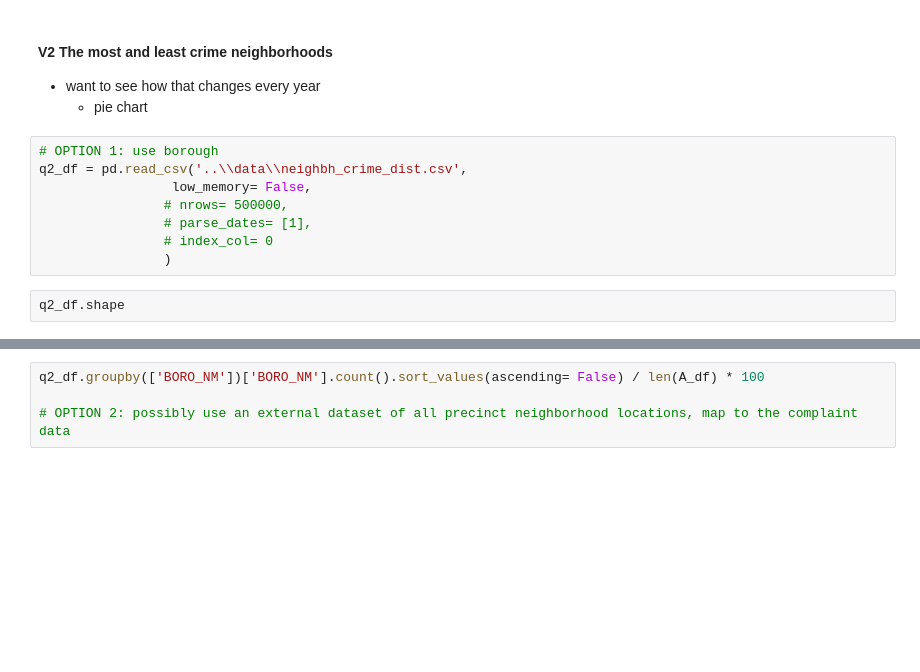
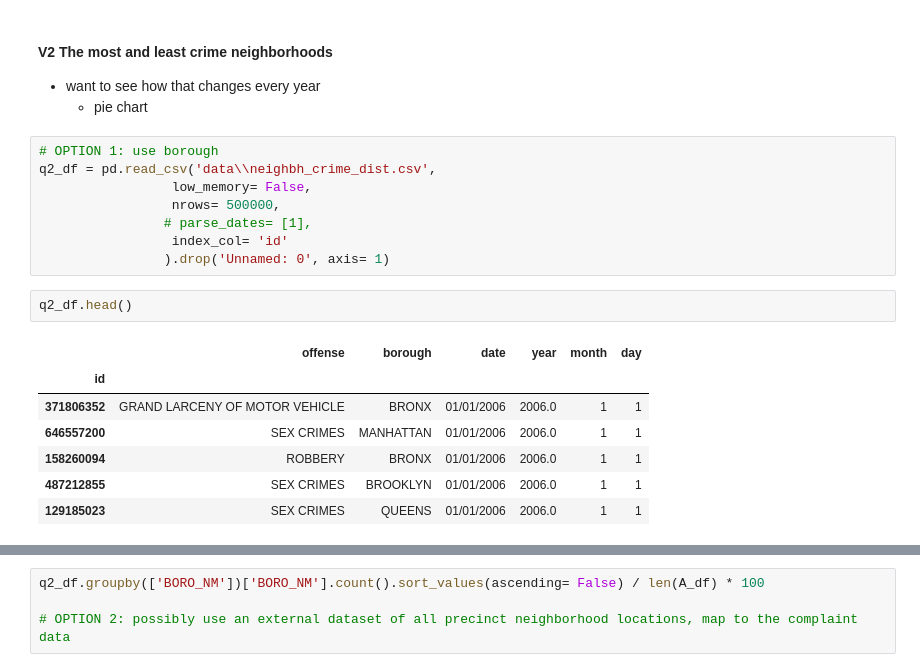
Before and after one commit to burn-Z/NYPD-Reported-Crime---Data-Visualization-Project, a Jupyter notebook: notebooks/scrapbook.ipynb, the cells around one changed output, grey strips where cells are left out. Drawn from its saved outputs; the diff is of its cells as text; blank space fills up the shorter version.

```diff
--- a/notebooks/scrapbook.ipynb
+++ b/notebooks/scrapbook.ipynb
@@ -181,11 +201,19 @@ treemap(categories,'Crimes in New York',['OFNS_DESC'],categories['values'])
     - pie chart
 # %%
 # OPTION 1: use borough
-q2_df = pd.read_csv('..\\data\\neighbh_crime_dist.csv',
+q2_df = pd.read_csv('data\\neighbh_crime_dist.csv',
                  low_memory= False,
-                # nrows= 500000,
+                 nrows= 500000,
                 # parse_dates= [1],
-                # index_col= 0
-                )
+                 index_col= 'id'
+                ).drop('Unnamed: 0', axis= 1)
 # %%
-q2_df.shape
+q2_df.head()
+# %% [output]
+|  | offense | borough | date | year | month | day |
+| id |  |  |  |  |  |  |
+| 371806352 | GRAND LARCENY OF MOTOR VEHICLE | BRONX | 01/01/2006 | 2006.0 | 1 | 1 |
+| 646557200 | SEX CRIMES | MANHATTAN | 01/01/2006 | 2006.0 | 1 | 1 |
+| 158260094 | ROBBERY | BRONX | 01/01/2006 | 2006.0 | 1 | 1 |
+| 487212855 | SEX CRIMES | BROOKLYN | 01/01/2006 | 2006.0 | 1 | 1 |
+| 129185023 | SEX CRIMES | QUEENS | 01/01/2006 | 2006.0 | 1 | 1 |
```
Also changed, not shown: parts of 13 cells of this notebook.
